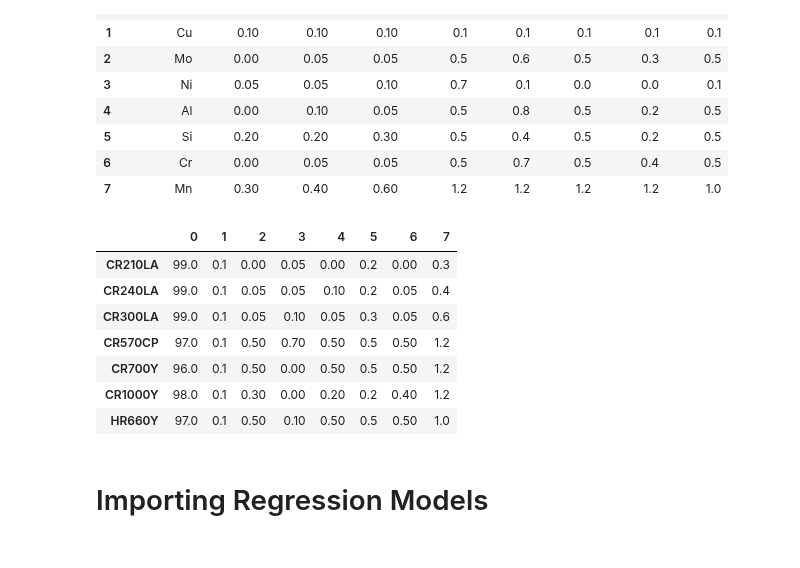
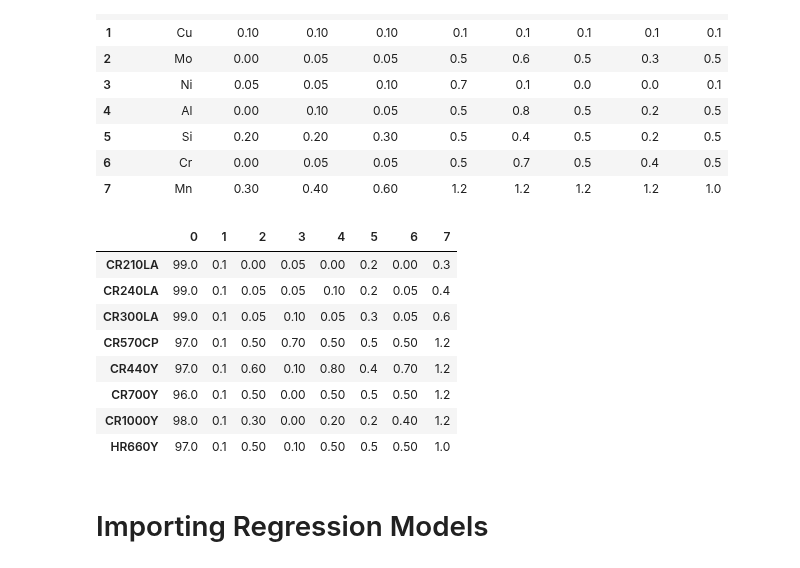
Before and after one commit to rahulrpatil3005/Handheld_LIBS, a Jupyter notebook: TUT3_Univariate_Analysis/Univariate_Analysis.ipynb, the cells around one changed output. Drawn from its saved outputs; the diff is of its cells as text; code cells hidden in the pictures.

```diff
--- a/TUT3_Univariate_Analysis/Univariate_Analysis.ipynb
+++ b/TUT3_Univariate_Analysis/Univariate_Analysis.ipynb
@@ -70,15 +71,16 @@ concentration_data_og
 | 6 | Cr | 0.00 | 0.05 | 0.05 | 0.5 | 0.7 | 0.5 | 0.4 | 0.5 |
 | 7 | Mn | 0.30 | 0.40 | 0.60 | 1.2 | 1.2 | 1.2 | 1.2 | 1.0 |
 # %%
-concentration_data = pd.read_csv(r'Concentration.csv', skiprows=0 , usecols= [1,2,3,4,6,7,8])
+concentration_data = pd.read_csv(r'Concentration.csv', skiprows=0 , usecols= [1,2,3,4,5,6,7,8])
 concentration_data_trans = concentration_data.transpose()
 concentration_data_trans
 # %% [output]
 |  | 0 | 1 | 2 | 3 | 4 | 5 | 6 | 7 |
 | CR210LA | 99.0 | 0.1 | 0.00 | 0.05 | 0.00 | 0.2 | 0.00 | 0.3 |
 | CR240LA | 99.0 | 0.1 | 0.05 | 0.05 | 0.10 | 0.2 | 0.05 | 0.4 |
 | CR300LA | 99.0 | 0.1 | 0.05 | 0.10 | 0.05 | 0.3 | 0.05 | 0.6 |
 | CR570CP | 97.0 | 0.1 | 0.50 | 0.70 | 0.50 | 0.5 | 0.50 | 1.2 |
+| CR440Y | 97.0 | 0.1 | 0.60 | 0.10 | 0.80 | 0.4 | 0.70 | 1.2 |
 | CR700Y | 96.0 | 0.1 | 0.50 | 0.00 | 0.50 | 0.5 | 0.50 | 1.2 |
 | CR1000Y | 98.0 | 0.1 | 0.30 | 0.00 | 0.20 | 0.2 | 0.40 | 1.2 |
 | HR660Y | 97.0 | 0.1 | 0.50 | 0.10 | 0.50 | 0.5 | 0.50 | 1.0 |
```
Also changed, not shown: parts of 3 cells of this notebook, 1 other file.
